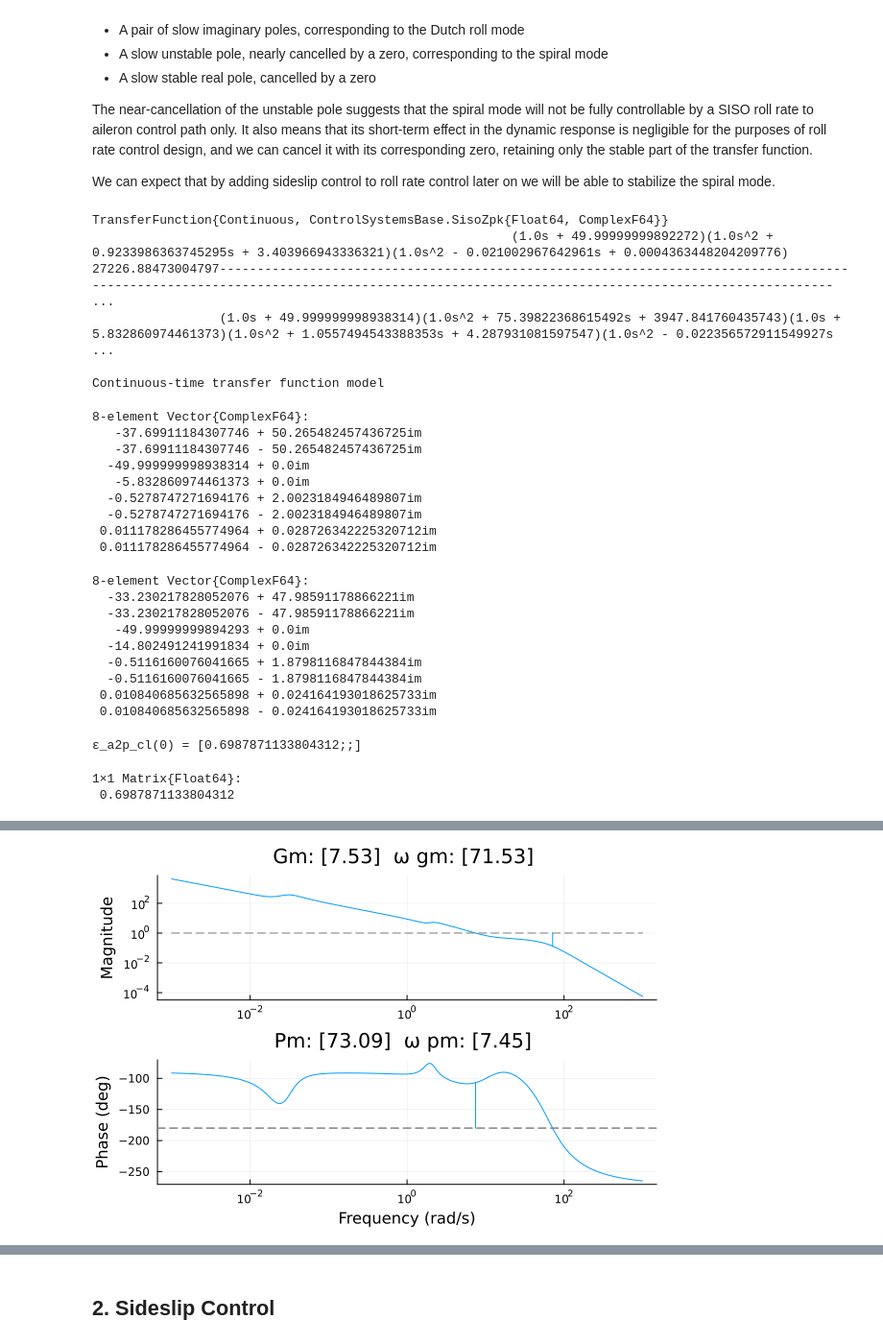
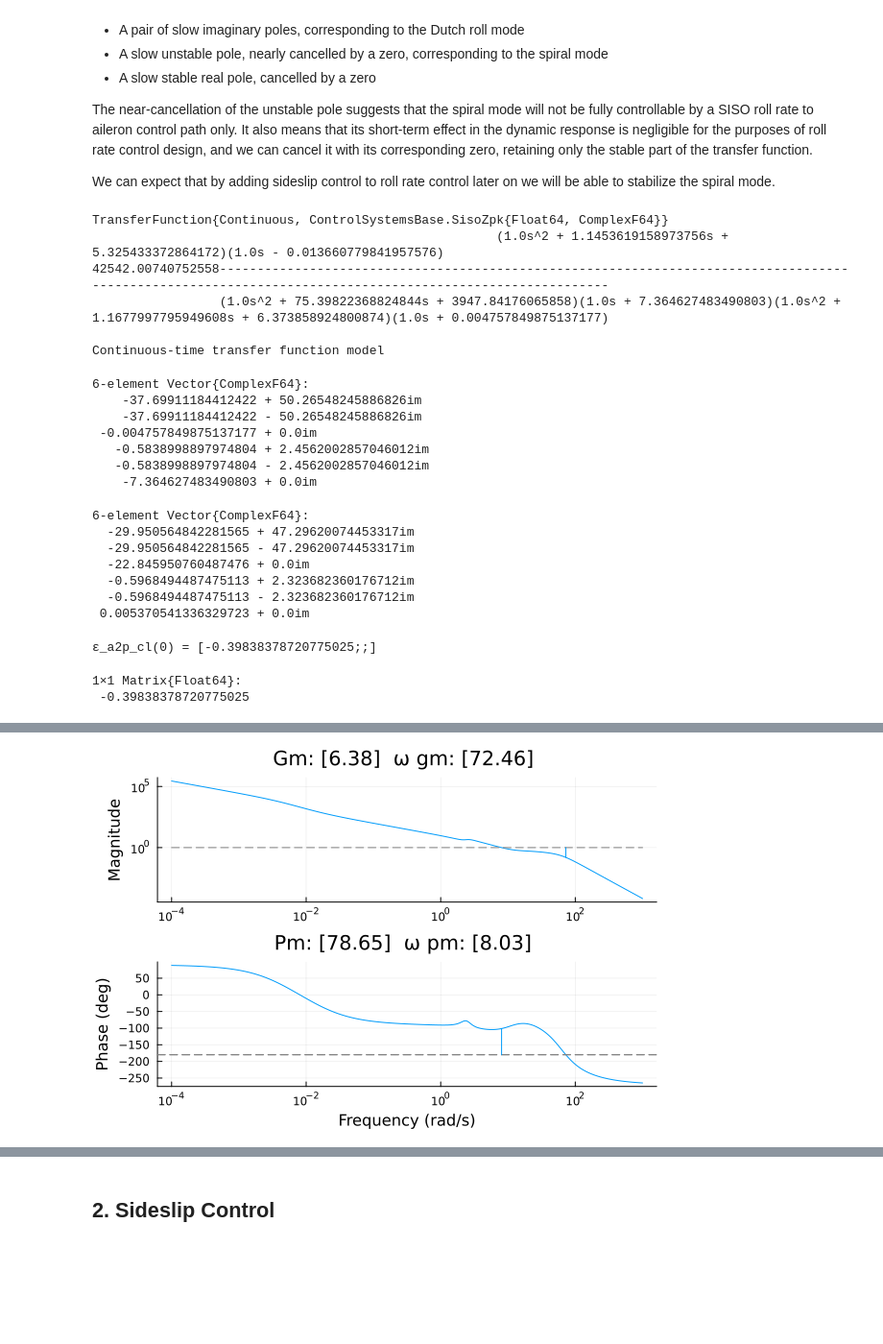
Before and after one commit to e271828e/Flight.jl, a Jupyter notebook: src/aircraft/c172/c172fbw/design/fbw_lat.ipynb, the cells around one changed output, grey strips where cells are left out. Shown at 96% size. Saved outputs shown, nothing was run; the diff lists cells and outputs as text; code cells hidden in the pictures; blank space fills up the shorter version.

```diff
--- a/src/aircraft/c172/c172fbw/design/fbw_lat.ipynb
+++ b/src/aircraft/c172/c172fbw/design/fbw_lat.ipynb
@@ -20,7 +20,7 @@ ac.airframe.pld.u.m_baggage = 0
 trim_params = C172FBW.TrimParameters(
     Ob = Geographic(LatLon(), HOrth(1000)),
     ψ_nb = 0.0,
-    TAS = 40.0,
+    TAS = 50.0,
     γ_wOb_n = 0.0,
     ψ_lb_dot = 0.00,
     θ_lb_dot = 0.0,
@@ -102,20 +102,18 @@ zpk(a2p_ol) |> display
 poles(a2p_ol) |> display
 # %% [output]
 TransferFunction{Continuous, ControlSystemsBase.SisoZpk{Float64, ComplexF64}}
-                                                        (1.0s + 49.99999999892272)(1.0s^2 + 0.9233986363745295s + 3.403966943336321)(1.0s^2 - 0.021002967642961s + 0.0004363448204209776)
-27226.88473004797--------------------------------------------------------------------------------------------------------------------------------------------------------------------------------------- ...
-                 (1.0s + 49.999999998938314)(1.0s^2 + 75.39822368615492s + 3947.841760435743)(1.0s + 5.832860974461373)(1.0s^2 + 1.0557494543388353s + 4.287931081597547)(1.0s^2 - 0.022356572911549927s ...
+                                                      (1.0s^2 + 1.1453619158973756s + 5.325433372864172)(1.0s - 0.013660779841957576)
+42542.00740752558---------------------------------------------------------------------------------------------------------------------------------------------------------
+                 (1.0s^2 + 75.39822368824844s + 3947.84176065858)(1.0s + 7.364627483490803)(1.0s^2 + 1.1677997795949608s + 6.373858924800874)(1.0s + 0.004757849875137177)
 
 Continuous-time transfer function model
-8-element Vector{ComplexF64}:
-   -37.69911184307746 + 50.265482457436725im
-   -37.69911184307746 - 50.265482457436725im
-  -49.999999998938314 + 0.0im
-   -5.832860974461373 + 0.0im
-  -0.5278747271694176 + 2.0023184946489807im
-  -0.5278747271694176 - 2.0023184946489807im
- 0.011178286455774964 + 0.028726342225320712im
- 0.011178286455774964 - 0.028726342225320712im
+6-element Vector{ComplexF64}:
+    -37.69911184412422 + 50.26548245886826im
+    -37.69911184412422 - 50.26548245886826im
+ -0.004757849875137177 + 0.0im
+   -0.5838998897974804 + 2.4562002857046012im
+   -0.5838998897974804 - 2.4562002857046012im
+    -7.364627483490803 + 0.0im
 # %%
 #error transfer function for a unit feedback closed loop and a unit step input
 ε_a2p_cl = 1/(1+tf(a2p_ol))
@@ -123,23 +121,21 @@ Continuous-time transfer function model
 #all poles are stable, apply final value theorem to find steady-state error
 @show ε_a2p_cl(0)
 # %% [output]
-8-element Vector{ComplexF64}:
-  -33.230217828052076 + 47.98591178866221im
-  -33.230217828052076 - 47.98591178866221im
-   -49.99999999894293 + 0.0im
-  -14.802491241991834 + 0.0im
-  -0.5116160076041665 + 1.8798116847844384im
-  -0.5116160076041665 - 1.8798116847844384im
- 0.010840685632565898 + 0.024164193018625733im
- 0.010840685632565898 - 0.024164193018625733im
+6-element Vector{ComplexF64}:
+  -29.950564842281565 + 47.29620074453317im
+  -29.950564842281565 - 47.29620074453317im
+  -22.845950760487476 + 0.0im
+  -0.5968494487475113 + 2.323682360176712im
+  -0.5968494487475113 - 2.323682360176712im
+ 0.005370541336329723 + 0.0im
-ε_a2p_cl(0) = [0.6987871133804312;;]
+ε_a2p_cl(0) = [-0.39838378720775025;;]
 1×1 Matrix{Float64}:
- 0.6987871133804312
+ -0.39838378720775025
 # %%
 #roll rate compensator PID
-k_p_p = 0.8
-k_i_p = 10
-k_d_p = 0.05
+k_p_p = 0.6
+k_i_p = 8
+k_d_p = 0.04
 τ_d_p = 0.04
 
 pcmp_tf = k_p_p + k_i_p * tf(1, [1,0]) + k_d_p * tf([1, 0], [τ_d_p, 1])
@@ -160,4 +156,4 @@ marginplot(pcmp_a2p_ol)
-[figure, old version]
+[figure, new version]
 # %%
 pcmp_a2p_cl = feedback(pcmp_a2p_ol)
 pcmp_a2p_cl_step = step(pcmp_a2p_cl, 10)
```
Also changed, not shown: parts of 16 cells of this notebook, 3 other files.
